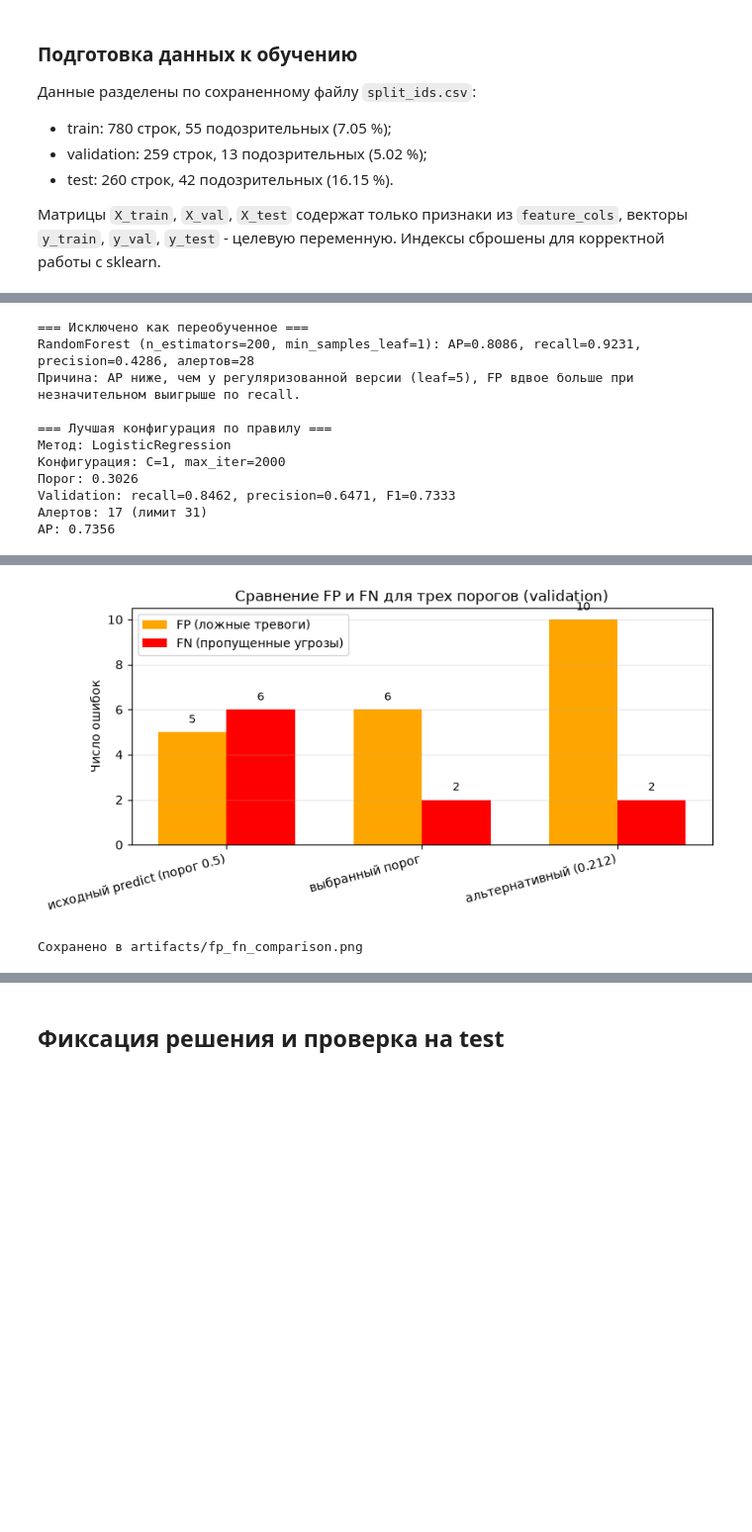
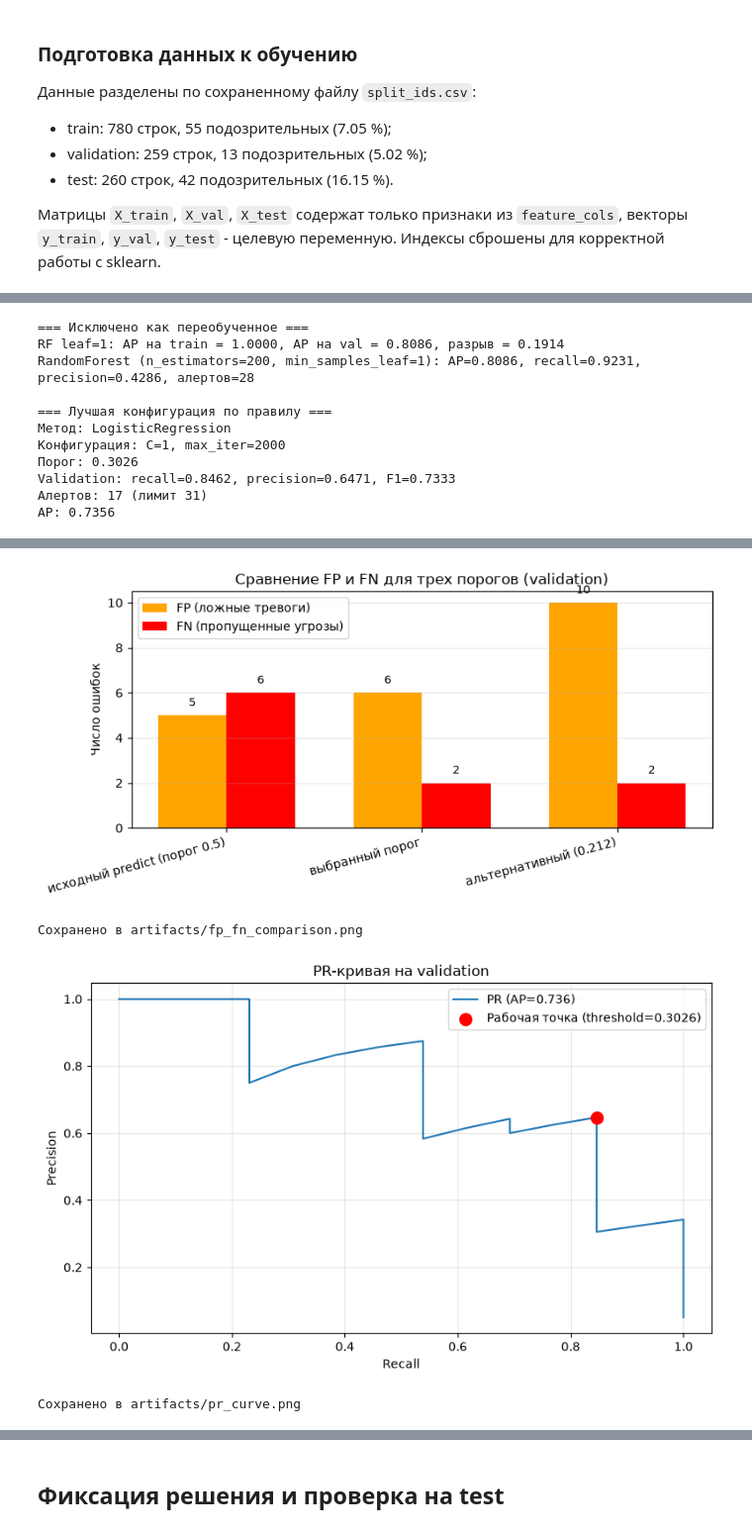
Before and after one commit to golimghostpy/lab02_ab-320_sychuk, a Jupyter notebook: lab02.ipynb, the cells around one changed output, grey strips where cells are left out. Shown at 99% size. Drawn from its saved outputs; the diff is of its cells as text; code cells hidden in the pictures; blank space fills up the shorter version.

```diff
--- a/lab02.ipynb
+++ b/lab02.ipynb
@@ -905,19 +864,25 @@ display(thresh_df[['метод', 'конфигурация', 'threshold', 'preci
 # %%
 # Переобученные конфигурации исключаются из сравнения до применения правила
 # RF min_samples_leaf=1: AP=0.8098 < 0.8301 у leaf=5 при большем числе FP
-# Усложнение модели ухудшило обобщение → признак переобучения
+# Усложнение модели ухудшило обобщение - признак переобучения
 def is_overfitted(r):
     return r['метод'] == 'RandomForest' and 'min_samples_leaf=1' in r['конфигурация']
+
+# Доказательство переобучения RF
+rf_1 = results[3]['pipeline']
+
+# Считаем AP на train
+train_ap_1 = average_precision_score(y_train, rf_1.predict_proba(X_train)[:, 1])
+val_ap_1 = results[3]['AP']
 
 excluded = [r for r in threshold_results if is_overfitted(r)]
 candidates = [r for r in threshold_results if not is_overfitted(r)]
 
 print('=== Исключено как переобученное ===')
+print(f"RF leaf=1: AP на train = {train_ap_1:.4f}, AP на val = {val_ap_1:.4f}, разрыв = {train_ap_1 - val_ap_1:.4f}")
 for r in excluded:
     print(f"{r['метод']} ({r['конфигурация']}): AP={r['AP']:.4f}, recall={r['recall']:.4f}, "
           f"precision={r['precision']:.4f}, алертов={r['алертов']}")
-print('Причина: AP ниже, чем у регуляризованной версии (leaf=5), FP вдвое больше при '
-      'незначительном выигрыше по recall.')
 
 # Правило из задания: recall -> precision -> меньше алертов -> больший AP
 threshold_results_sorted = sorted(candidates, key=lambda x: (
@@ -934,8 +899,8 @@ print(f"Алертов: {best['алертов']} (лимит {limit})")
 print(f"AP: {best['AP']:.4f}")
 # %% [output]
 === Исключено как переобученное ===
+RF leaf=1: AP на train = 1.0000, AP на val = 0.8086, разрыв = 0.1914
 RandomForest (n_estimators=200, min_samples_leaf=1): AP=0.8086, recall=0.9231, precision=0.4286, алертов=28
-Причина: AP ниже, чем у регуляризованной версии (leaf=5), FP вдвое больше при незначительном выигрыше по recall.
 
 === Лучшая конфигурация по правилу ===
 Метод: LogisticRegression
@@ -1006,30 +971,59 @@ display(working_rows)
 | 2 | альтернативный (0.212) | 0.2118 | 11 | 10 | 2 | 236 | 21 | да | 0.5238 | 0.8462 | ... |
 # %%
 import matplotlib.pyplot as plt
+from sklearn.metrics import precision_recall_curve
 
 fig, ax = plt.subplots(figsize=(8, 4))
 rows = working_rows[['строка', 'FP', 'FN']].reset_index(drop=True)
 x = np.arange(len(rows))
 width = 0.35
 
 ax.bar(x - width/2, rows['FP'], width, label='FP (ложные тревоги)', color='orange')
 ax.bar(x + width/2, rows['FN'], width, label='FN (пропущенные угрозы)', color='red')
 
 ax.set_xticks(x)
 ax.set_xticklabels(rows['строка'], rotation=15, ha='right')
 ax.set_ylabel('Число ошибок')
 ax.set_title('Сравнение FP и FN для трех порогов (validation)')
 ax.legend()
 ax.grid(alpha=0.3, axis='y')
 
 for i, (fp_v, fn_v) in enumerate(zip(rows['FP'], rows['FN'])):
     ax.text(i - width/2, fp_v + 0.3, str(int(fp_v)), ha='center', va='bottom', fontsize=9)
     ax.text(i + width/2, fn_v + 0.3, str(int(fn_v)), ha='center', va='bottom', fontsize=9)
 
 plt.tight_layout()
 plt.savefig(ARTIFACTS_PATH / 'fp_fn_comparison.png', dpi=150)
 plt.show()
 print(f'Сохранено в {ARTIFACTS_PATH / "fp_fn_comparison.png"}')
+
+best_pipeline = best['pipeline']
+best_threshold = best['threshold']
+
+if hasattr(best_pipeline, 'predict_proba'):
+    val_scores = best_pipeline.predict_proba(X_val)[:, 1]
+    precision_curve, recall_curve, thresholds_pr = precision_recall_curve(y_val, val_scores)
+
+    plt.figure(figsize=(8, 5)) # Размер под один график
+
+    # === PR-кривая ===
+    plt.plot(recall_curve, precision_curve, label=f"PR (AP={best['AP']:.3f})")
+    plt.scatter([best['recall']], [best['precision']], color='red', s=100,
+                label=f"Рабочая точка (threshold={best['threshold']:.4f})", zorder=5)
+    plt.xlabel('Recall')
+    plt.ylabel('Precision')
+    plt.title('PR-кривая на validation')
+    plt.legend()
+    plt.grid(alpha=0.3)
+
+    plt.tight_layout()
+    plt.savefig(ARTIFACTS_PATH / 'pr_curve.png', dpi=150)
+    plt.show()
+    print(f'Сохранено в {ARTIFACTS_PATH / "pr_curve.png"}')
+else:
+    print('PR-кривая не применима для DummyClassifier')
 # %% [output]
 [figure]
 Сохранено в artifacts/fp_fn_comparison.png
+[figure, added]
+Сохранено в artifacts/pr_curve.png
```
Also changed, not shown: parts of 18 cells of this notebook, 1 other file.
